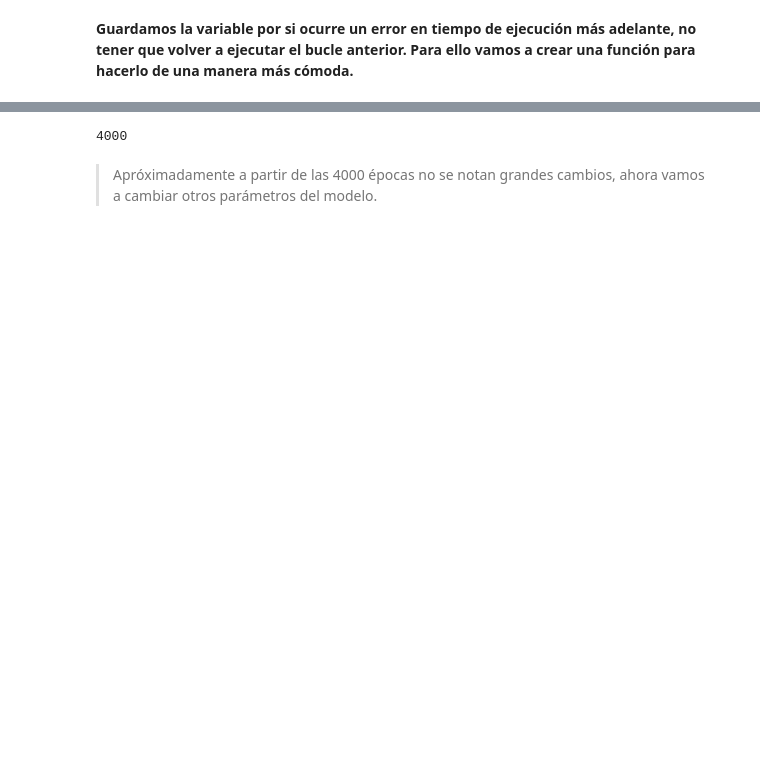
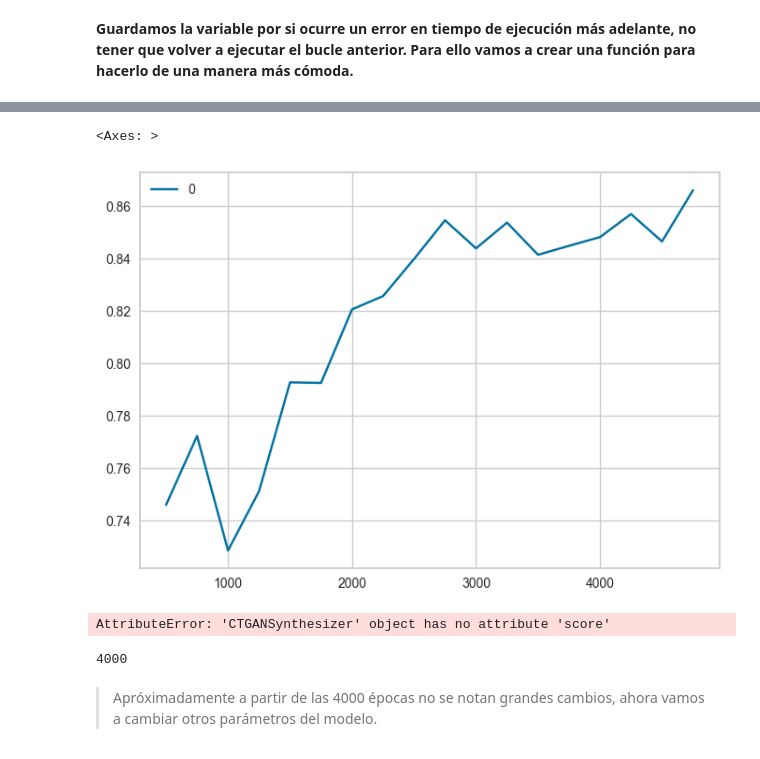
Before and after one commit to Toni2Morales/PrediccionParkinson, a Jupyter notebook: notebooks/Parkinson.ipynb, the cells around one changed output, grey strips where cells are left out. Saved outputs shown, nothing was run; the diff lists cells and outputs as text; code cells hidden in the pictures; blank space fills up the shorter version.

```diff
--- a/notebooks/Parkinson.ipynb
+++ b/notebooks/Parkinson.ipynb
@@ -332,0 +385,6 @@ MejorNEpocas = Abrir("MejorNEpocas")
+# %%
+sns.lineplot(pd.DataFrame(list(map(lambda x: x[-1], sorted(MejorNEpocas, key = lambda x: x[-1]))),
+             index = list(map(lambda x: x[0].epochs, sorted(MejorNEpocas, key = lambda x: x[-1])))))
+# %% [output]
+<Axes: >
+[figure, added]
@@ -333,3 +393,7 @@ MejorNEpocas = Abrir("MejorNEpocas")
+# %%
+sorted(MejorNEpocas, key = lambda x: x[-1])[0][0].score
+# %% [output]
+AttributeError: 'CTGANSynthesizer' object has no attribute 'score'
 # %%
 500 + (15-1)*250
 # %% [output]
```
Also changed, not shown: parts of 29 cells of this notebook, 6 other files.
